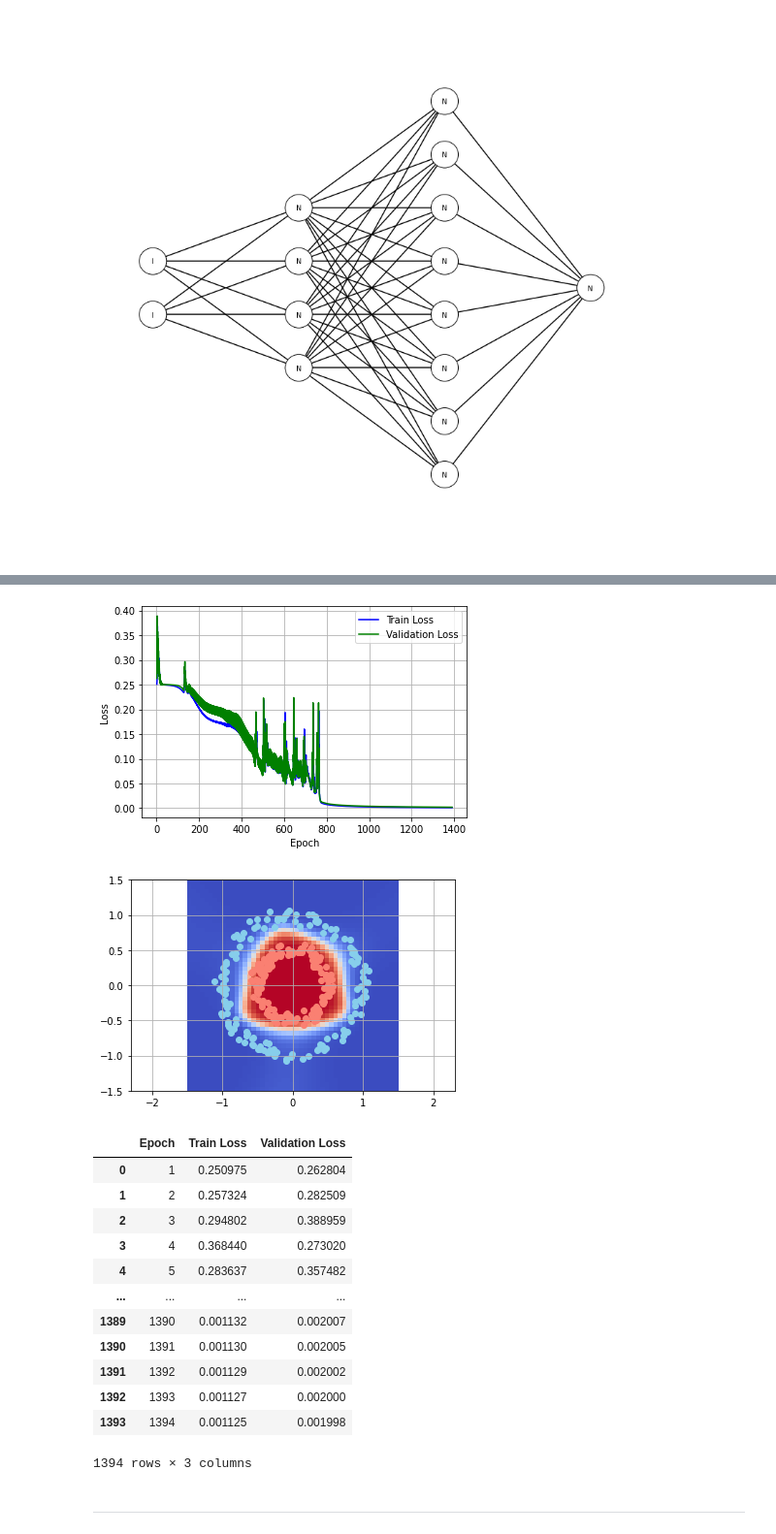
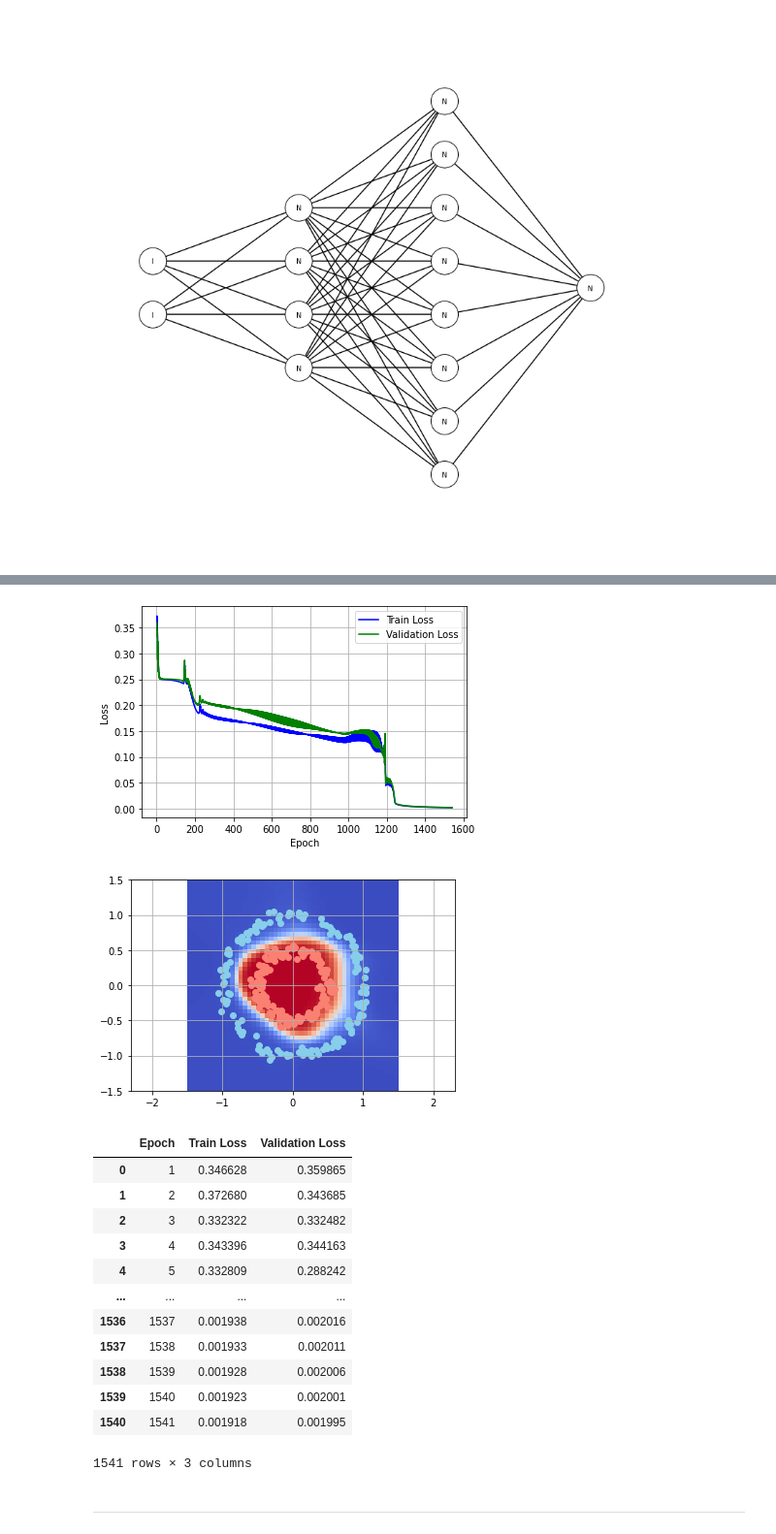
Before and after one commit to adrianmarino/neural-network-from-scratch, a Jupyter notebook: Neural_network_from_scratch.ipynb, the cells around one changed output, grey strips where cells are left out. Shown: that part at 97% size. Saved outputs shown, nothing was run; the diff lists cells and outputs as text; code cells hidden in the pictures.

```diff
--- a/Neural_network_from_scratch.ipynb
+++ b/Neural_network_from_scratch.ipynb
@@ -464,7 +464,7 @@ class Optimizer(metaclass=ABCMeta):
     def optimize(self, layers, outputs, errors, lr):
         pass
 
-class BatchGradientDescent(Optimizer):
+class StochasticGradientDescent(Optimizer):
     def __init__(self, lr): self.__lr = lr
 
     def optimize(self, layers, outputs, errors):
@@ -591,35 +591,35 @@ Train: 700 samples - Validation: 300 samples
 # %%
 summary = network.train(
     train_set=(X_train, Y_train),
     validation_set=(X_val, Y_val),
     epochs=5_000,
     loss_fn=MSEFunction(),
-    optimizer=BatchGradientDescent(lr=0.04),
+    optimizer=StochasticGradientDescent(lr=0.04),
     callbacks=[
         TrainSummaryCallback(),
         PlotLossesCallback(),
         PlotLerningCallback()
     ],
     val_loss_goal=0.002
 )
 
 summary.table()
 # %% [output]
-[figure, old version]
+[figure, new version]
-[figure, old version]
+[figure, new version]
 |  | Epoch | Train Loss | Validation Loss |
-| 0 | 1 | 0.250975 | 0.262804 |
-| 1 | 2 | 0.257324 | 0.282509 |
-| 2 | 3 | 0.294802 | 0.388959 |
-| 3 | 4 | 0.368440 | 0.273020 |
-| 4 | 5 | 0.283637 | 0.357482 |
+| 0 | 1 | 0.346628 | 0.359865 |
+| 1 | 2 | 0.372680 | 0.343685 |
+| 2 | 3 | 0.332322 | 0.332482 |
+| 3 | 4 | 0.343396 | 0.344163 |
+| 4 | 5 | 0.332809 | 0.288242 |
 | ... | ... | ... | ... |
-| 1389 | 1390 | 0.001132 | 0.002007 |
-| 1390 | 1391 | 0.001130 | 0.002005 |
-| 1391 | 1392 | 0.001129 | 0.002002 |
-| 1392 | 1393 | 0.001127 | 0.002000 |
-| 1393 | 1394 | 0.001125 | 0.001998 |
+| 1536 | 1537 | 0.001938 | 0.002016 |
+| 1537 | 1538 | 0.001933 | 0.002011 |
+| 1538 | 1539 | 0.001928 | 0.002006 |
+| 1539 | 1540 | 0.001923 | 0.002001 |
+| 1540 | 1541 | 0.001918 | 0.001995 |
-1394 rows × 3 columns
+1541 rows × 3 columns
 # %% [markdown]
 
 
```
Also changed, not shown: parts of 2 cells of this notebook.
